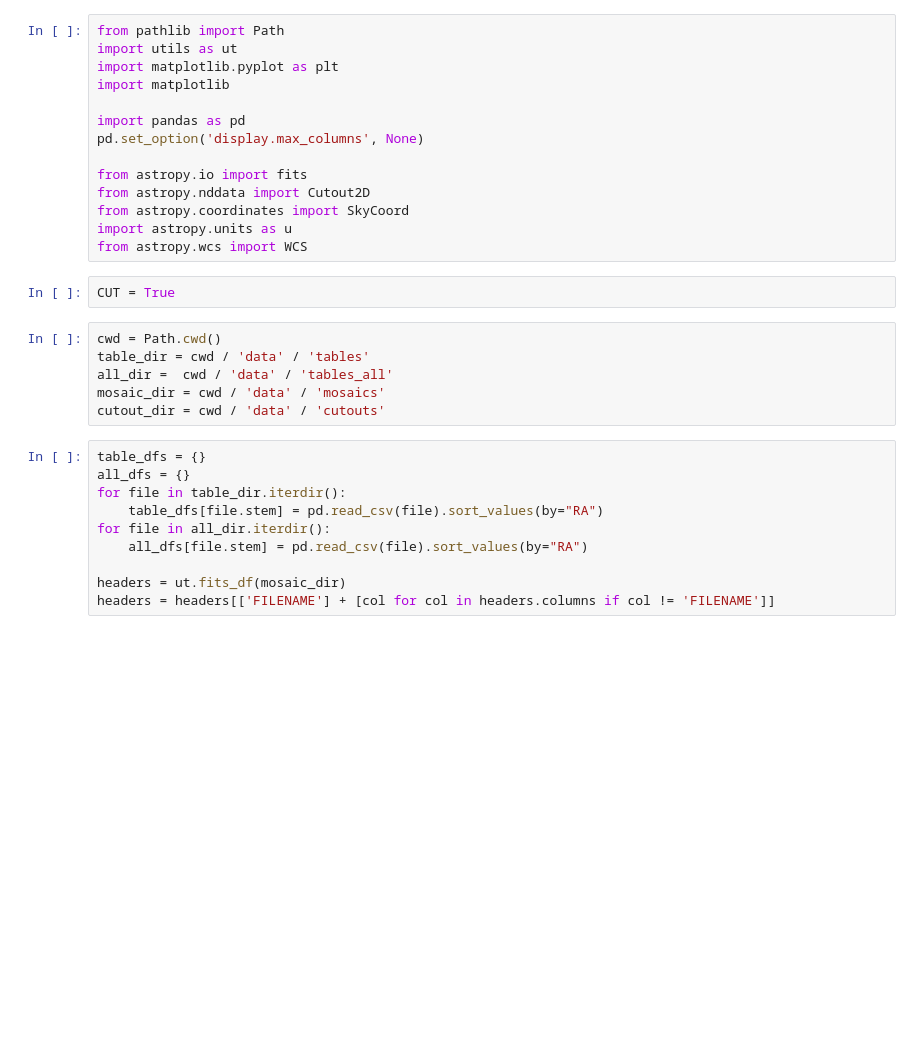
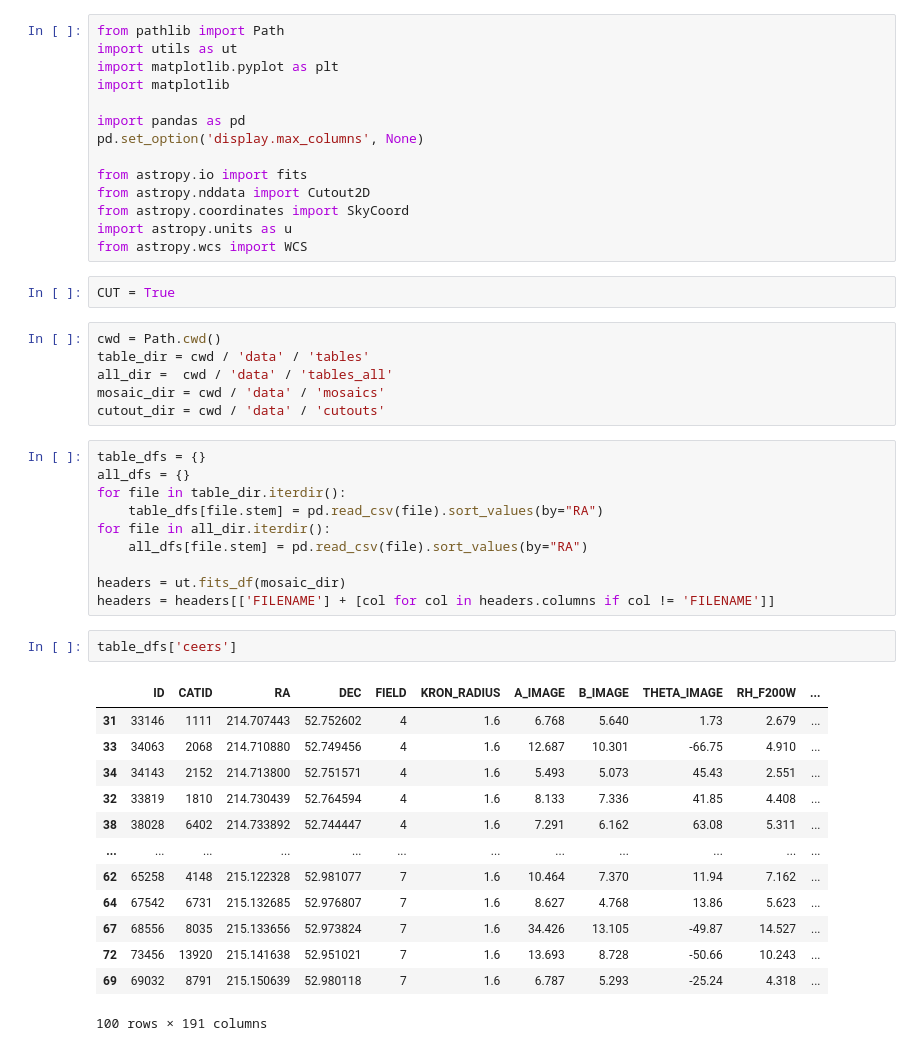
Before and after one commit to hartysimon-sketch/Galaxy-Classifier, a Jupyter notebook: Summer Research/get_cutouts.ipynb, the cells around one changed output. Cells and saved outputs as stored; diff of their text form; blank space fills up the shorter version.

```diff
--- a/Summer Research/get_cutouts.ipynb
+++ b/Summer Research/get_cutouts.ipynb
@@ -30,6 +30,22 @@ for file in all_dir.iterdir():
 
 headers = ut.fits_df(mosaic_dir)
 headers = headers[['FILENAME'] + [col for col in headers.columns if col != 'FILENAME']]
+# %%
+table_dfs['ceers']
+# %% [output]
+|  | ID | CATID | RA | DEC | FIELD | KRON_RADIUS | A_IMAGE | B_IMAGE | THETA_IMAGE | RH_F200W | ... |
+| 31 | 33146 | 1111 | 214.707443 | 52.752602 | 4 | 1.6 | 6.768 | 5.640 | 1.73 | 2.679 | ... |
+| 33 | 34063 | 2068 | 214.710880 | 52.749456 | 4 | 1.6 | 12.687 | 10.301 | -66.75 | 4.910 | ... |
+| 34 | 34143 | 2152 | 214.713800 | 52.751571 | 4 | 1.6 | 5.493 | 5.073 | 45.43 | 2.551 | ... |
+| 32 | 33819 | 1810 | 214.730439 | 52.764594 | 4 | 1.6 | 8.133 | 7.336 | 41.85 | 4.408 | ... |
+| 38 | 38028 | 6402 | 214.733892 | 52.744447 | 4 | 1.6 | 7.291 | 6.162 | 63.08 | 5.311 | ... |
+| ... | ... | ... | ... | ... | ... | ... | ... | ... | ... | ... | ... |
+| 62 | 65258 | 4148 | 215.122328 | 52.981077 | 7 | 1.6 | 10.464 | 7.370 | 11.94 | 7.162 | ... |
+| 64 | 67542 | 6731 | 215.132685 | 52.976807 | 7 | 1.6 | 8.627 | 4.768 | 13.86 | 5.623 | ... |
+| 67 | 68556 | 8035 | 215.133656 | 52.973824 | 7 | 1.6 | 34.426 | 13.105 | -49.87 | 14.527 | ... |
+| 72 | 73456 | 13920 | 215.141638 | 52.951021 | 7 | 1.6 | 13.693 | 8.728 | -50.66 | 10.243 | ... |
+| 69 | 69032 | 8791 | 215.150639 | 52.980118 | 7 | 1.6 | 6.787 | 5.293 | -25.24 | 4.318 | ... |
+100 rows × 191 columns
 # %%
 if CUT:
     with_two = []
```
Also changed, not shown: parts of 2 cells of this notebook, 3 other files.
